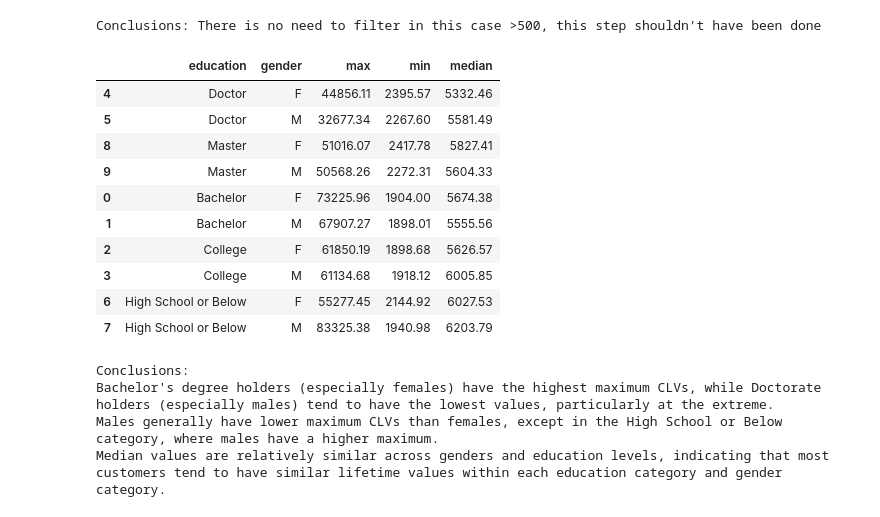
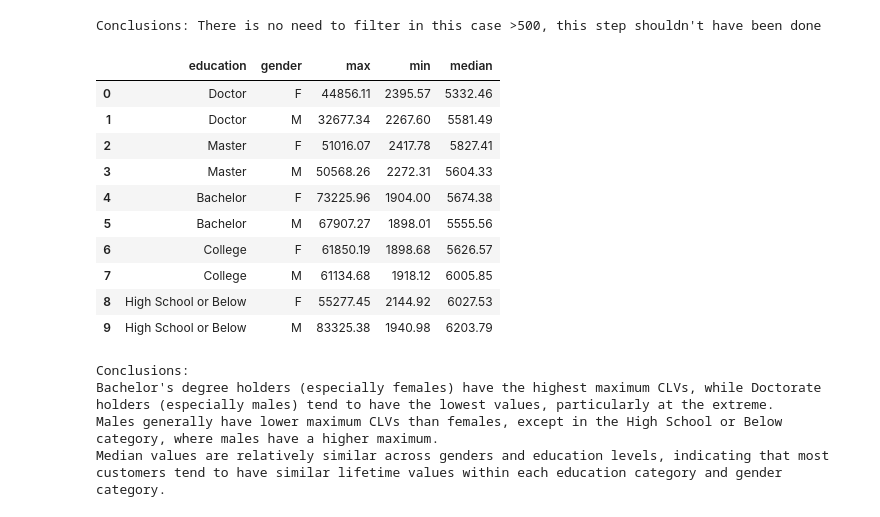
Before and after one commit to data-bootcamp-v4/lab-dw-data-aggregation-and-filtering, a Jupyter notebook: lab-dw-aggregating.ipynb, the cells around one changed output. Drawn from its saved outputs; the diff is of its cells as text; code cells hidden in the pictures.

```diff
--- a/lab-dw-aggregating.ipynb
+++ b/lab-dw-aggregating.ipynb
@@ -73,8 +73,7 @@ Index(['unnamed:_0', 'customer', 'state', 'customer_lifetime_value',
       dtype='object')
 # %%
 #Delete columns we don't need for this exercise
-columns_delete = ['unnamed:_0', 'coverage', 'effective_to_date',
-       'employment_status', 'income', 'location_code',
+columns_delete = ['unnamed:_0', 'coverage','employment_status', 'income', 'location_code',
        'marital_status', 'monthly_premium_auto', 'months_since_last_claim',
        'months_since_policy_inception', 'number_of_open_complaints', 'policy',
        'renew_offer_type', 'vehicle_class', 'vehicle_size','vehicle_type']
@@ -297,33 +299,39 @@ print("Conclusions: There is no need to filter in this case >500, this step shou
 Conclusions: There is no need to filter in this case >500, this step shouldn't have been done
 # %%
 #4. Find the maximum, minimum, and median customer lifetime value by education level and gender. Write your conclusions.
-#Group by Education and Gender
-grouped_by_education_and_gender_df=df_insurance_marketing_customer_cleaned.groupby(["education", "gender"])
 
-#Do the max, min,median of the grouped df
-clv_stats_by_education_gender_df=grouped_by_education_and_gender_df["customer_lifetime_value"].agg(["max", "min", "median"]).reset_index()
+# Group by Education and Gender
+grouped_by_education_and_gender_df = df_insurance_marketing_customer_cleaned.groupby(["education", "gender"])
+
+# Calculate the max, min, and median of 'customer_lifetime_value' for each group
+clv_stats_by_education_gender_df = grouped_by_education_and_gender_df["customer_lifetime_value"].agg(["max", "min", "median"]).reset_index()
 
 # Define the desired order of education levels
 desired_order = ["Doctor", "Master", "Bachelor", "College", "High School or Below"]
 
-# Sort the df by the 'education' column according to the desired order
+# Sort the DataFrame by the 'education' column according to the desired order
 clv_stats_by_education_gender_df['education'] = pd.Categorical(clv_stats_by_education_gender_df['education'], categories=desired_order, ordered=True)
-clv_stats_by_education_gender_df = clv_stats_by_education_gender_df.sort_values('education')
 
-#Visualze
+# Sort by education and gender for better readability
+clv_stats_by_education_gender_df = clv_stats_by_education_gender_df.sort_values(by=["education", "gender"])
+
+# Reset the index to remove the hierarchical index and keep it clean
+clv_stats_by_education_gender_df = clv_stats_by_education_gender_df.reset_index(drop=True)
+
+# Display and round the DataFrame
 clv_stats_by_education_gender_df.round(2)
 # %% [output]
 |  | education | gender | max | min | median |
-| 4 | Doctor | F | 44856.11 | 2395.57 | 5332.46 |
-| 5 | Doctor | M | 32677.34 | 2267.60 | 5581.49 |
-| 8 | Master | F | 51016.07 | 2417.78 | 5827.41 |
-| 9 | Master | M | 50568.26 | 2272.31 | 5604.33 |
-| 0 | Bachelor | F | 73225.96 | 1904.00 | 5674.38 |
-| 1 | Bachelor | M | 67907.27 | 1898.01 | 5555.56 |
-| 2 | College | F | 61850.19 | 1898.68 | 5626.57 |
-| 3 | College | M | 61134.68 | 1918.12 | 6005.85 |
-| 6 | High School or Below | F | 55277.45 | 2144.92 | 6027.53 |
-| 7 | High School or Below | M | 83325.38 | 1940.98 | 6203.79 |
+| 0 | Doctor | F | 44856.11 | 2395.57 | 5332.46 |
+| 1 | Doctor | M | 32677.34 | 2267.60 | 5581.49 |
+| 2 | Master | F | 51016.07 | 2417.78 | 5827.41 |
+| 3 | Master | M | 50568.26 | 2272.31 | 5604.33 |
+| 4 | Bachelor | F | 73225.96 | 1904.00 | 5674.38 |
+| 5 | Bachelor | M | 67907.27 | 1898.01 | 5555.56 |
+| 6 | College | F | 61850.19 | 1898.68 | 5626.57 |
+| 7 | College | M | 61134.68 | 1918.12 | 6005.85 |
+| 8 | High School or Below | F | 55277.45 | 2144.92 | 6027.53 |
+| 9 | High School or Below | M | 83325.38 | 1940.98 | 6203.79 |
 # %%
 #Conclusions
 print("Conclusions:\nBachelor's degree holders (especially females) have the highest maximum CLVs, while Doctorate holders (especially males) tend to have the lowest values, particularly at the extreme.\nMales generally have lower maximum CLVs than females, except in the High School or Below category, where males have a higher maximum.\nMedian values are relatively similar across genders and education levels, indicating that most customers tend to have similar lifetime values within each education category and gender category.")
```
Also changed, not shown: parts of 11 cells of this notebook.
